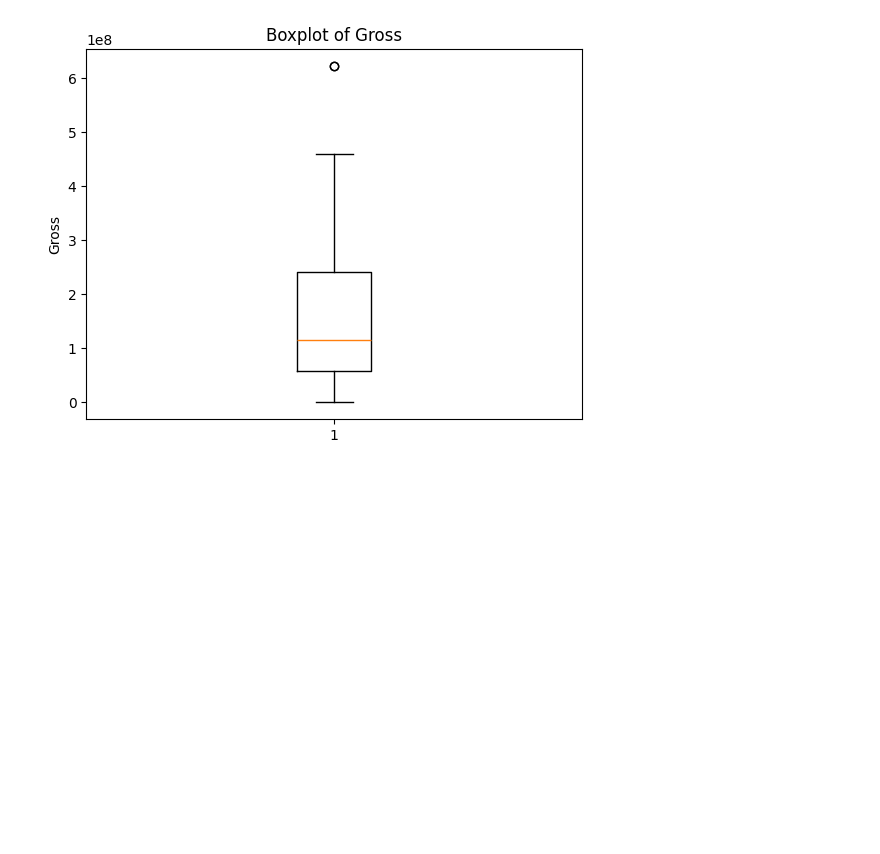
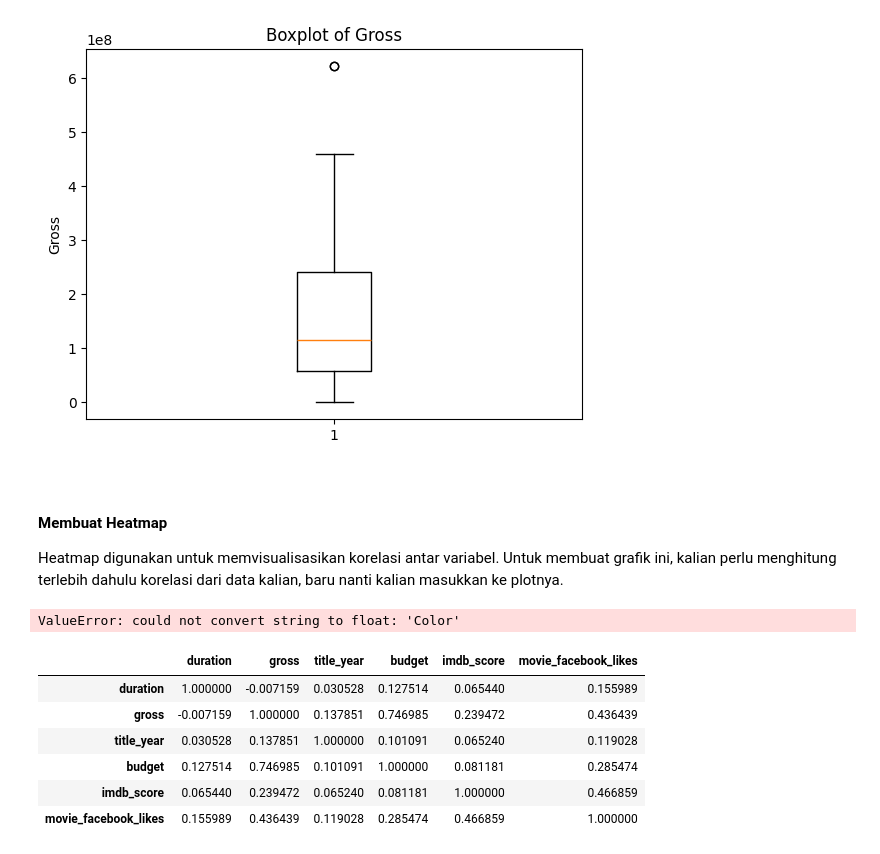
Before and after one commit to dkang131/ASDOS-OSP, a Jupyter notebook: W12/M12.ipynb, the cells around one changed output. Cells and saved outputs as stored; diff of their text form; code cells hidden in the pictures; blank space fills up the shorter version.

```diff
--- a/W12/M12.ipynb
+++ b/W12/M12.ipynb
@@ -244,3 +233,21 @@ ax.set_ylabel('Gross')
 # %% [output]
 Text(0, 0.5, 'Gross')
 [figure]
+# %% [markdown]
+#### Membuat Heatmap
+Heatmap digunakan untuk memvisualisasikan korelasi antar variabel. Untuk membuat grafik ini, kalian perlu menghitung terlebih dahulu korelasi dari data kalian, baru nanti kalian masukkan ke plotnya.
+# %%
+# Menghitung korelasi
+df.corr()
+# %% [output]
+ValueError: could not convert string to float: 'Color'
+# %%
+df.corr(numeric_only=True)
+# %% [output]
+|  | duration | gross | title_year | budget | imdb_score | movie_facebook_likes |
+| duration | 1.000000 | -0.007159 | 0.030528 | 0.127514 | 0.065440 | 0.155989 |
+| gross | -0.007159 | 1.000000 | 0.137851 | 0.746985 | 0.239472 | 0.436439 |
+| title_year | 0.030528 | 0.137851 | 1.000000 | 0.101091 | 0.065240 | 0.119028 |
+| budget | 0.127514 | 0.746985 | 0.101091 | 1.000000 | 0.081181 | 0.285474 |
+| imdb_score | 0.065440 | 0.239472 | 0.065240 | 0.081181 | 1.000000 | 0.466859 |
+| movie_facebook_likes | 0.155989 | 0.436439 | 0.119028 | 0.285474 | 0.466859 | 1.000000 |
```
Also changed, not shown: parts of 5 cells of this notebook, 2 other files.
